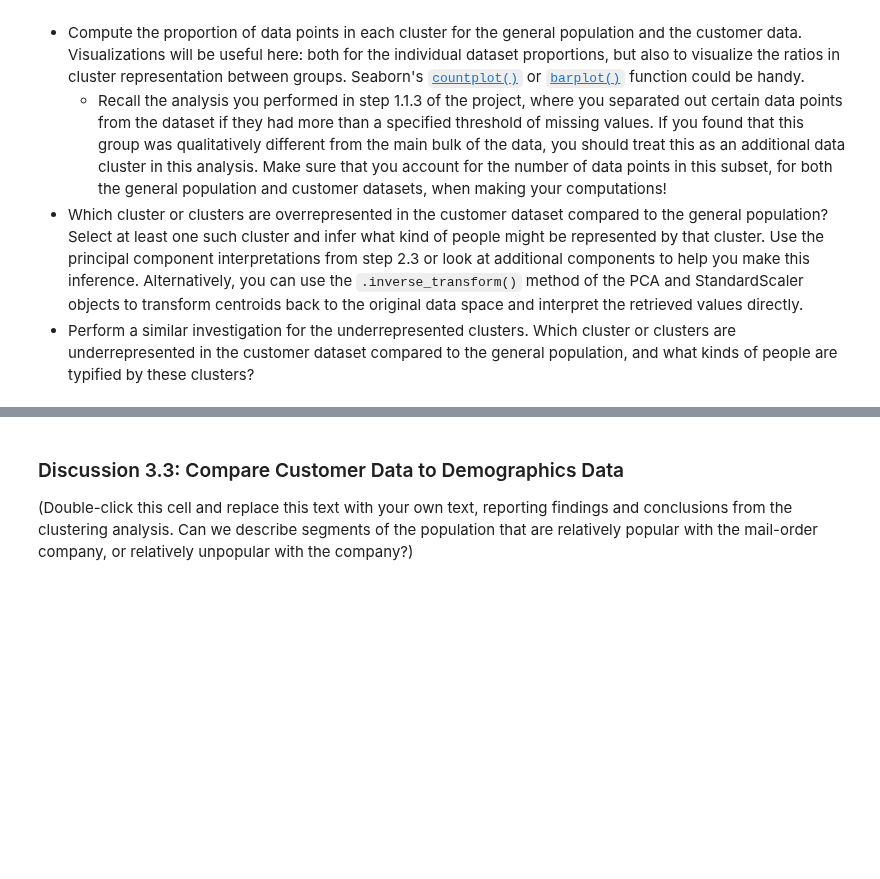
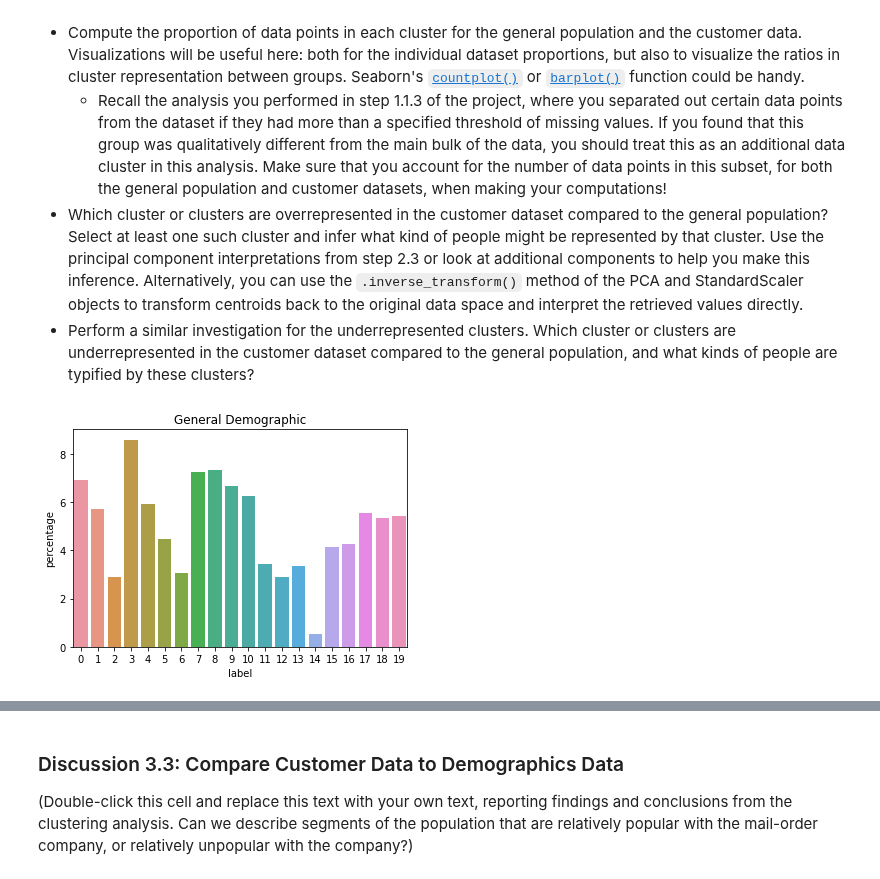
Before and after one commit to jeff-daniels/Udacity-Machine-Learning-Introduction-Nanodegree, a Jupyter notebook: Project 3: Identify Customer Segments/Identify_Customer_Segments.ipynb, the cells around one changed output, grey strips where cells are left out. Saved outputs shown, nothing was run; the diff lists cells and outputs as text; code cells hidden in the pictures; blank space fills up the shorter version.

Commit message:
Compare Customer Data to Demographics Data

```diff
--- a/Project 3: Identify Customer Segments/Identify_Customer_Segments.ipynb
+++ b/Project 3: Identify Customer Segments/Identify_Customer_Segments.ipynb
@@ -669,9 +673,10 @@ def engineer_CAMEO_INTL_2015(df, feature_df):
     return df, feature_df
 # %%
 # Test engineer_CAMEO_INTL_2015
-df = gen_original.copy()
-feature_df = feats.copy()
+if not DEV_MODE:
+    df = gen_original.copy()
+    feature_df = feats.copy()
 
-df, feature_df = engineer_CAMEO_INTL_2015(df, feature_df)
-print(df.columns)
-feature_df.tail()
+    df, feature_df = engineer_CAMEO_INTL_2015(df, feature_df)
+    print(df.columns)
+    feature_df.tail()
@@ -1013,9 +994,10 @@ if not DEV_MODE:
 # Investigate the change in within-cluster distance across number of clusters.
 # HINT: Use matplotlib's plot function to visualize this relationship.
 # %%
+%%time
 # Re-fit the k-means model with the selected number of clusters and obtain
 # cluster predictions for the general population demographics data.
-%%time
 N_CLUSTERS = 20
 km = KMeans(n_clusters=N_CLUSTERS, random_state=42)
-gen_clusters = km.fit_predict(gen_pca)
+gen_clusters_array = km.fit_predict(gen_pca)
+gen_clusters = pd.DataFrame(gen_clusters_array, columns=['label'])
@@ -1103,3 +1089,18 @@ Take a look at the following points in this step:
 # %%
 # Compare the proportion of data in each cluster for the customer data to the
 # proportion of data in each cluster for the general population.
+# %%
+def get_percentage(df, column):
+    perc = (df[column].value_counts(normalize=True) * 100).sort_index()
+    df_perc = pd.DataFrame({'label':perc.index, 'percentage':perc.values})
+    return df_perc
+
+
+gen_clusters_perc = get_percentage(gen_clusters, 'label')
+cust_clusters_perc = get_percentage(cust_clusters, 'label')
+# %%
+sns.barplot(x='label', y='percentage', data=gen_clusters_perc)
+plt.title('General Demographic')
+plt.show()
+# %% [output]
+[figure, added]
```
Also changed, not shown: parts of 19 cells of this notebook.
